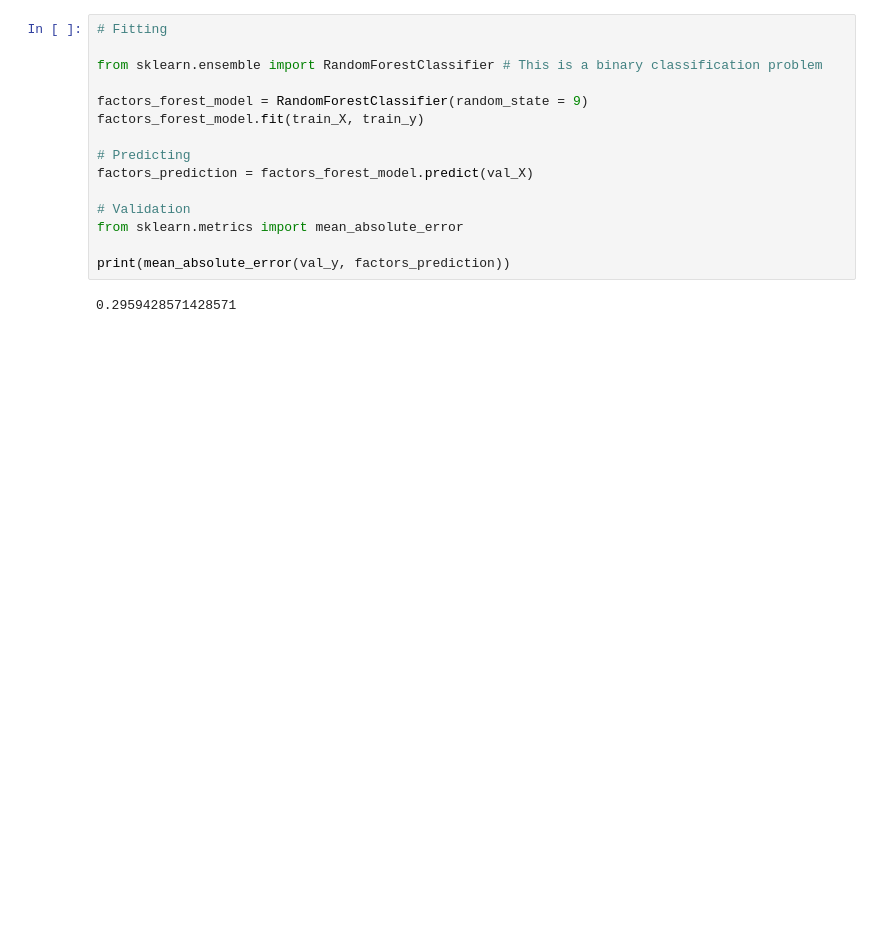
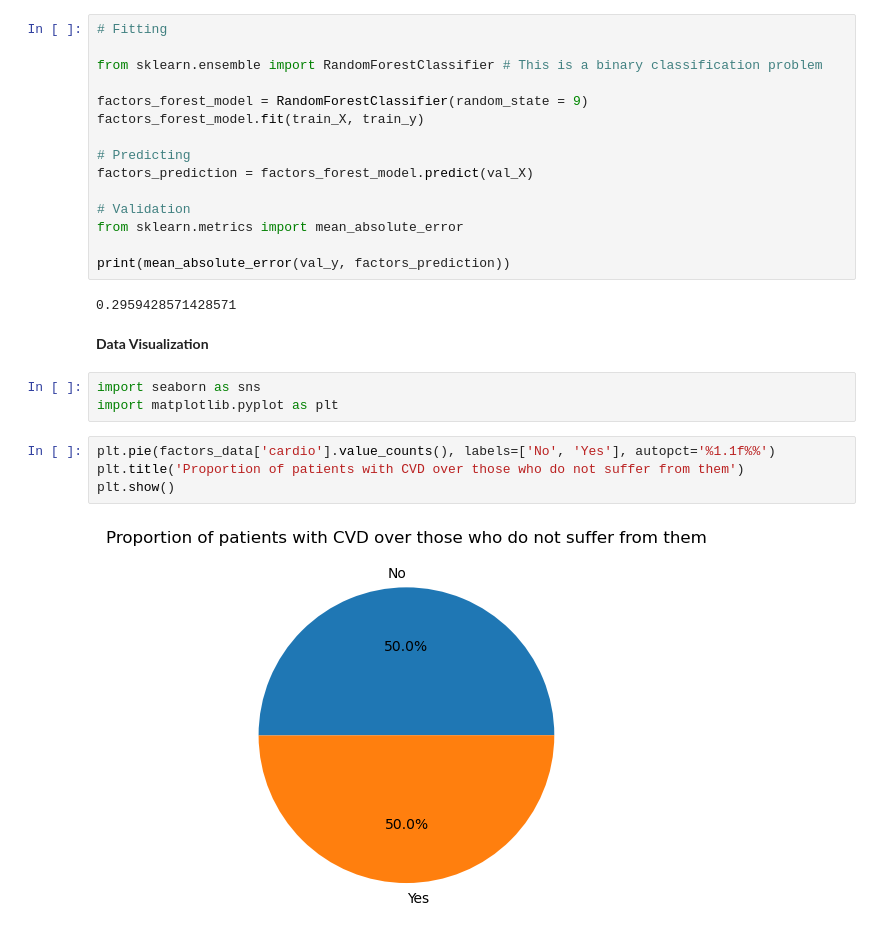
Before and after one commit to Violeta-Tejera/Cardiovascular-Diseases-Prediction, a Jupyter notebook: cardiovascular-heart-disease-predictor.ipynb, the cells around one changed output. Drawn from its saved outputs; the diff is of its cells as text; blank space fills up the shorter version.

Commit message:
pie chart and histograms

```diff
--- a/cardiovascular-heart-disease-predictor.ipynb
+++ b/cardiovascular-heart-disease-predictor.ipynb
@@ -52,3 +72,14 @@ from sklearn.metrics import mean_absolute_error
 print(mean_absolute_error(val_y, factors_prediction))
 # %% [output]
 0.2959428571428571
+# %% [markdown]
+**Data Visualization**
+# %%
+import seaborn as sns
+import matplotlib.pyplot as plt
+# %%
+plt.pie(factors_data['cardio'].value_counts(), labels=['No', 'Yes'], autopct='%1.1f%%')
+plt.title('Proportion of patients with CVD over those who do not suffer from them')
+plt.show()
+# %% [output]
+[figure, added]
```
Also changed, not shown: parts of 8 cells of this notebook.
